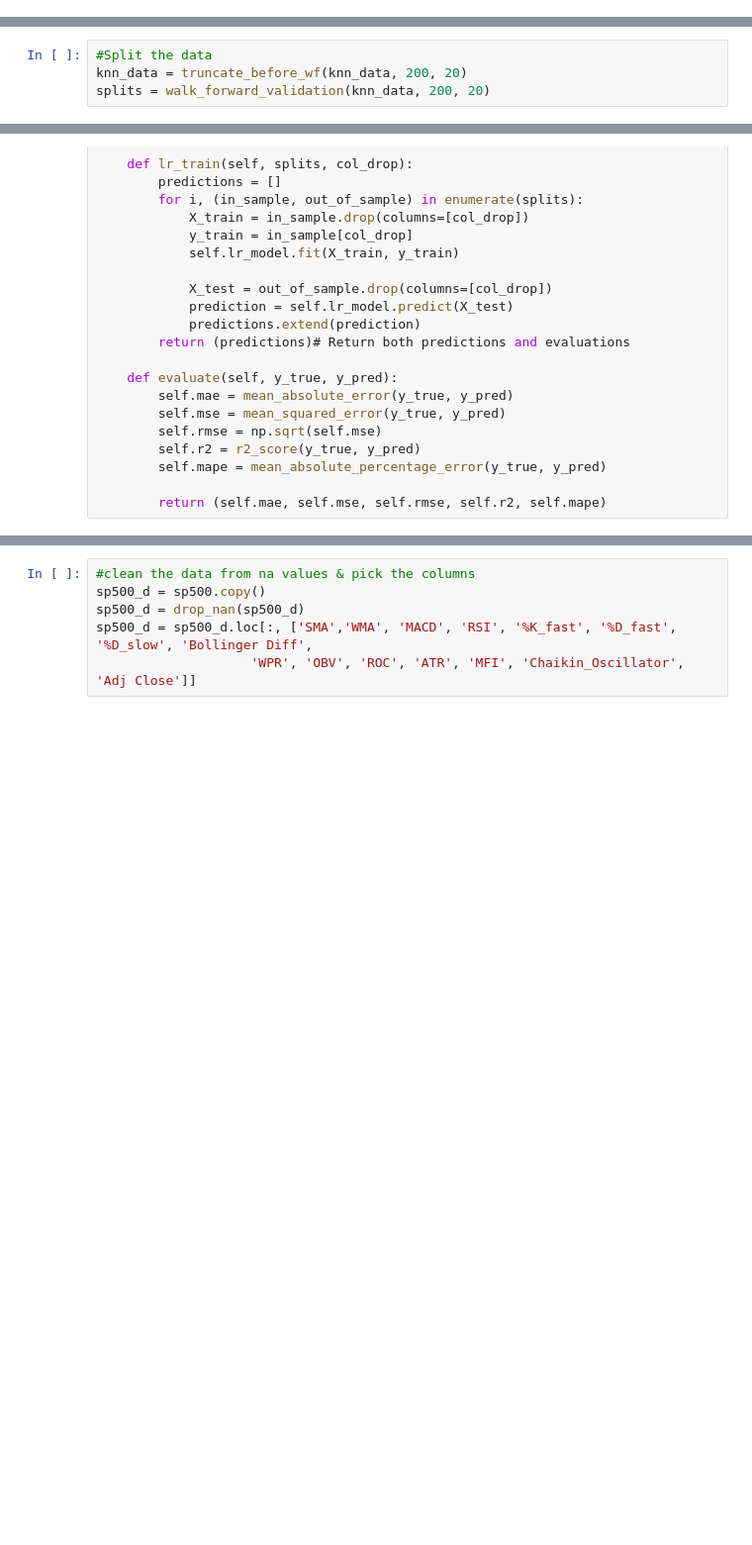
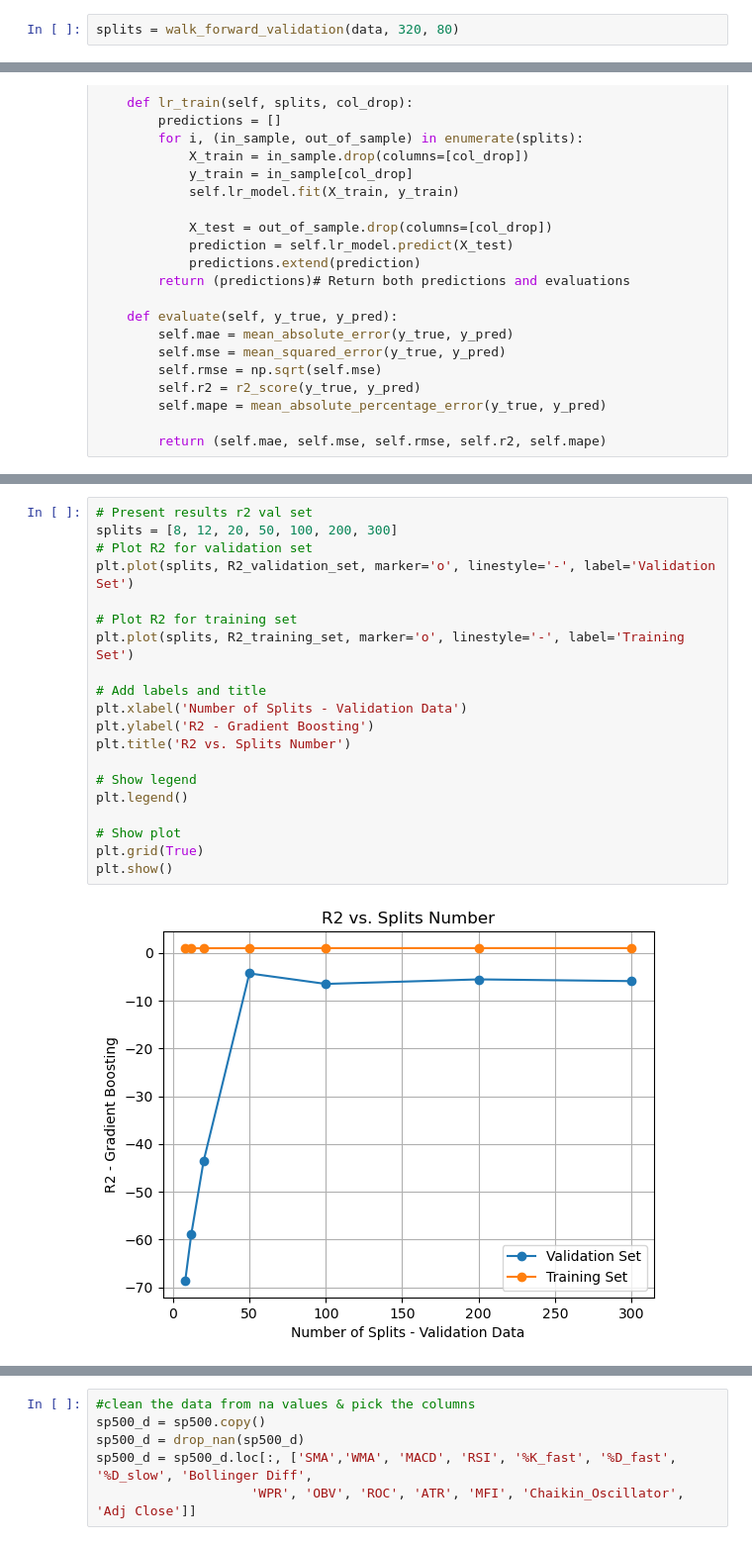
Before and after one commit to RashaJ90/Buy-Sell-Signals-XGBRegressor, a Jupyter notebook: notebooks/Adj Close Predection.ipynb, the cells around one changed output, grey strips where cells are left out. Shown at 99% size. Cells and saved outputs as stored; diff of their text form; blank space fills up the shorter version.

```diff
--- a/notebooks/Adj Close Predection.ipynb
+++ b/notebooks/Adj Close Predection.ipynb
@@ -892,6 +919,8 @@ data = sp500.copy()
 data = drop_nan(data)
 data = data.loc[:, ['SMA','WMA', 'MACD', 'RSI', '%K_fast', '%D_fast', '%D_slow', 'Bollinger Diff',
                     'WPR', 'OBV', 'ROC', 'ATR', 'MFI', 'Chaikin_Oscillator', 'Adj Close']]
+# %%
+splits = walk_forward_validation(data, 320, 80)
 # %%
 # Auto ARIMA to select optimal ARIMA parameters
 model = auto_arima(data['Adj Close'], seasonal=False, trace=True)
@@ -1371,4 +1103,0 @@ knn_data = knn_data.loc[:, ['SMA','WMA', 'MACD', 'RSI', '%K_fast', '%D_fast', '%
-# %%
-#Split the data
-knn_data = truncate_before_wf(knn_data, 200, 20)
-splits = walk_forward_validation(knn_data, 200, 20)
@@ -1621,0 +1338,22 @@ class TimeSeriesModels:
+# %%
+# Present results r2 val set
+splits = [8, 12, 20, 50, 100, 200, 300]
+# Plot R2 for validation set
+plt.plot(splits, R2_validation_set, marker='o', linestyle='-', label='Validation Set')
+
+# Plot R2 for training set
+plt.plot(splits, R2_training_set, marker='o', linestyle='-', label='Training Set')
+
+# Add labels and title
+plt.xlabel('Number of Splits - Validation Data')
+plt.ylabel('R2 - Gradient Boosting')
+plt.title('R2 vs. Splits Number')
+
+# Show legend
+plt.legend()
+
+# Show plot
+plt.grid(True)
+plt.show()
+# %% [output]
+[figure, added]
```
Also changed, not shown: parts of 126 cells of this notebook, 2 other files.
